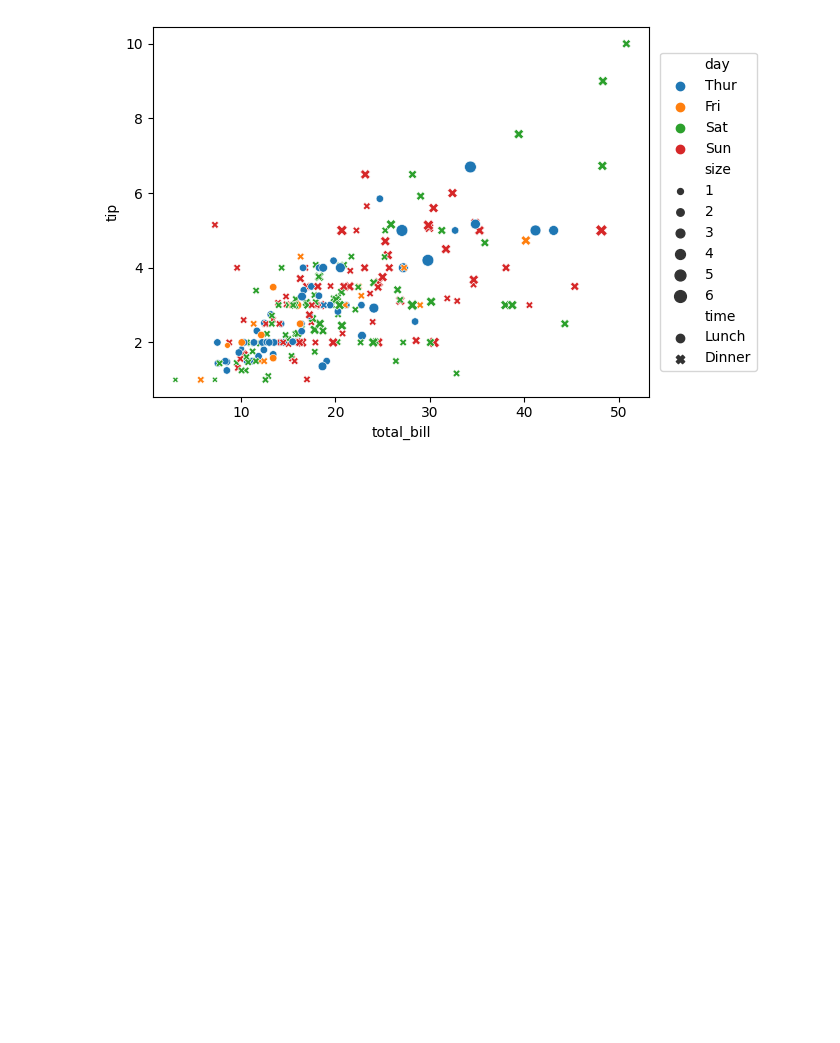
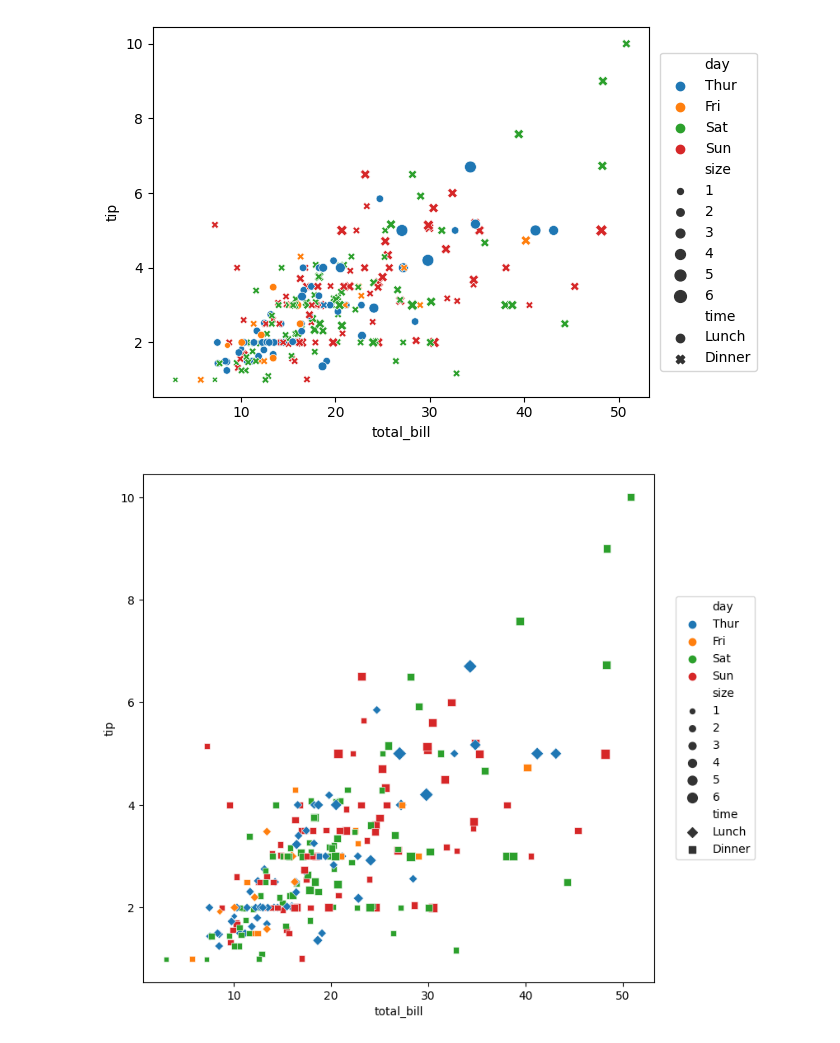
Before and after one commit to AngelDHackerman/fullDataSciencePath, a Jupyter notebook: basico_visualizacion_datos_matplotlib_seaborn/seaborn_examples/relation.ipynb, the cells around one changed output. Cells and saved outputs as stored; diff of their text form; code cells hidden in the pictures; blank space fills up the shorter version.

```diff
--- a/basico_visualizacion_datos_matplotlib_seaborn/seaborn_examples/relation.ipynb
+++ b/basico_visualizacion_datos_matplotlib_seaborn/seaborn_examples/relation.ipynb
@@ -22,7 +22,10 @@ plt.show()
 [figure]
 # %%
 # si el label es 'lunch' su marker sera 'delta', si el label es 'Dinner' su marker sera 'square'
+plt.figure(figsize=(8,8))
 markers= {'Lunch': 'D', 'Dinner': 's'}
 sns.scatterplot(data=tips, x= 'total_bill', y='tip', hue='day', style='time', size='size', markers=markers)
 plt.legend(loc='center', bbox_to_anchor=(1.12, 0.5))
 plt.show()
+# %% [output]
+[figure, added]
```
Also changed, not shown: parts of 2 cells of this notebook.
